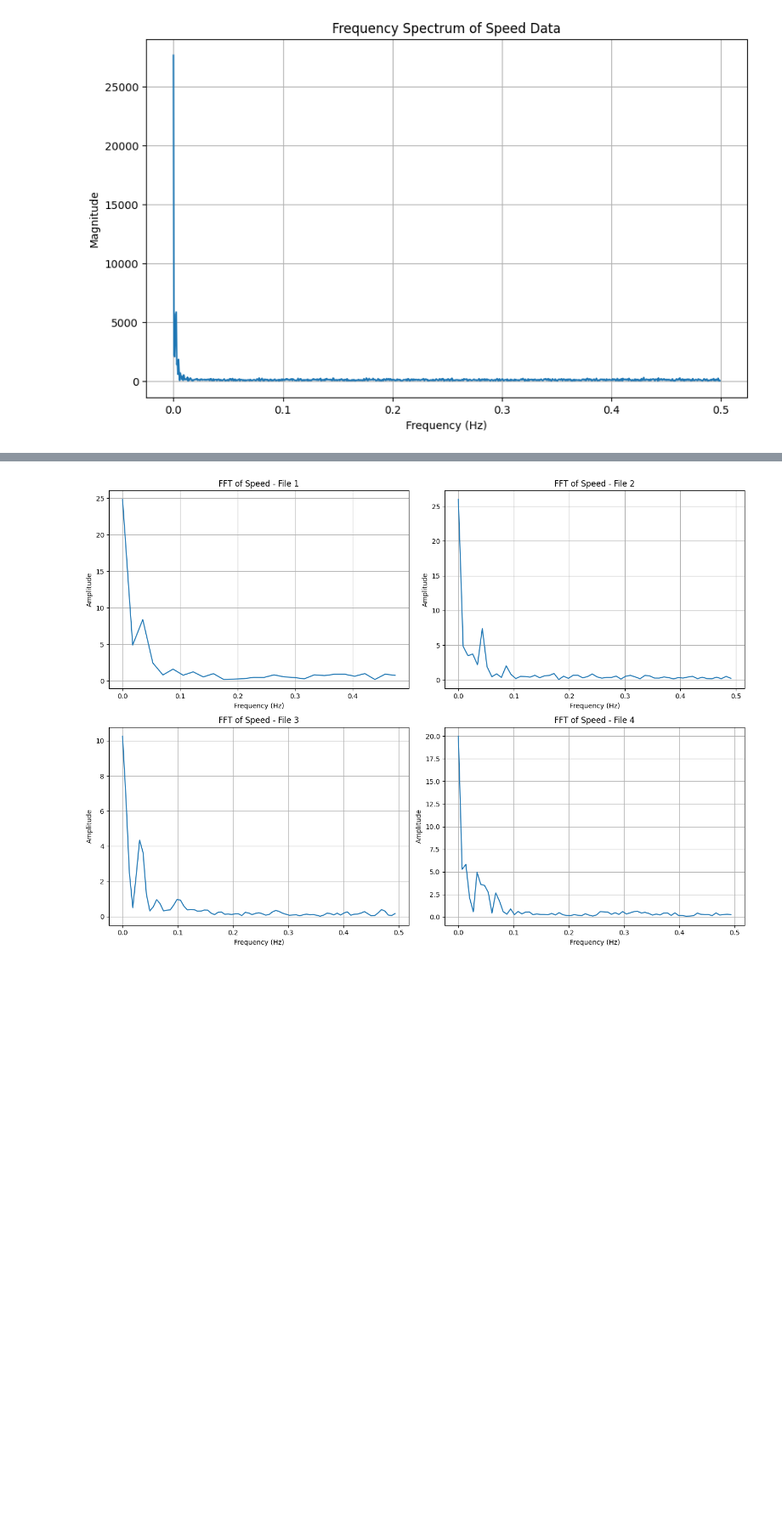
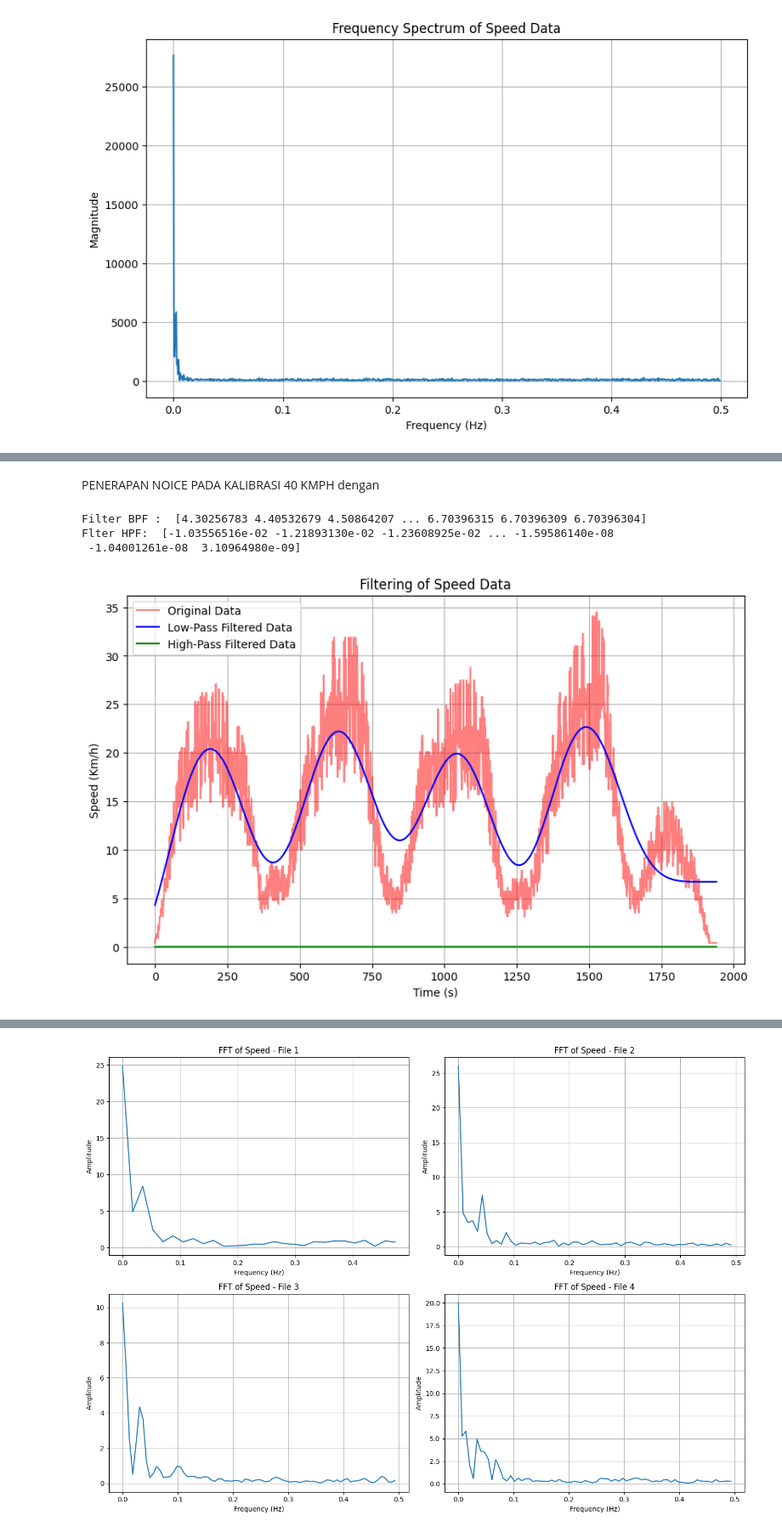
Before and after one commit to aliftffd/Data_kalibrasi, a Jupyter notebook: data.ipynb, the cells around one changed output, grey strips where cells are left out. Shown at 85% size. Saved outputs shown, nothing was run; the diff lists cells and outputs as text; code cells hidden in the pictures; blank space fills up the shorter version.

```diff
--- a/data.ipynb
+++ b/data.ipynb
@@ -772,0 +774,43 @@ plt.show()
+# %% [markdown]
+PENERAPAN NOICE PADA KALIBRASI 40 KMPH dengan
+# %%
+low_cutoff_frequency = 0.005  # Low-pass filter cutoff frequency
+high_cutoff_frequency = 0.1  # High-pass filter cutoff frequency
+
+# Read data from CSV file
+csv_file_path = 'kalibrasi 40 kedua.csv'  # Replace with your CSV file path
+data = pd.read_csv(csv_file_path)
+speed_data = data['Speed'].values
+
+# Set up the low-pass filter
+low_order = 4  # Order of the low-pass filter (adjust as needed)
+low_b, low_a = butter(low_order, low_cutoff_frequency, btype='low')
+
+# Apply the low-pass filter to the speed data
+low_filtered_speed_data = filtfilt(low_b, low_a, speed_data)
+
+# Set up the high-pass filter
+high_order = 4  # Order of the high-pass filter (adjust as needed)
+high_b, high_a = butter(high_order, high_cutoff_frequency, btype='high')
+
+# Apply the high-pass filter to the low-pass filtered data
+high_filtered_speed_data = filtfilt(high_b, high_a, low_filtered_speed_data)
+
+print("Filter BPF : ",low_filtered_speed_data)
+print("Flter HPF: ",high_filtered_speed_data)
+# Plot original, low-pass filtered, and high-pass filtered speed data
+plt.figure(figsize=(10, 6))
+plt.plot(data.index, speed_data, label='Original Data', alpha=0.5, color='red')
+plt.plot(data.index, low_filtered_speed_data, label='Low-Pass Filtered Data', color='blue')
+# plt.plot(data.index, high_filtered_speed_data, label='High-Pass Filtered Data', color='green')
+plt.title('Filtering of Speed Data')
+plt.xlabel('Time (s)')
+plt.ylabel('Speed (Km/h)')
+plt.legend()
+plt.grid()
+plt.show()
+# %% [output]
+Filter BPF :  [4.30256783 4.40532679 4.50864207 ... 6.70396315 6.70396309 6.70396304]
+Flter HPF:  [-1.03556516e-02 -1.21893130e-02 -1.23608925e-02 ... -1.59586140e-08
+ -1.04001261e-08  3.10964980e-09]
+[figure, added]
```
Also changed, not shown: parts of 3 cells of this notebook.
